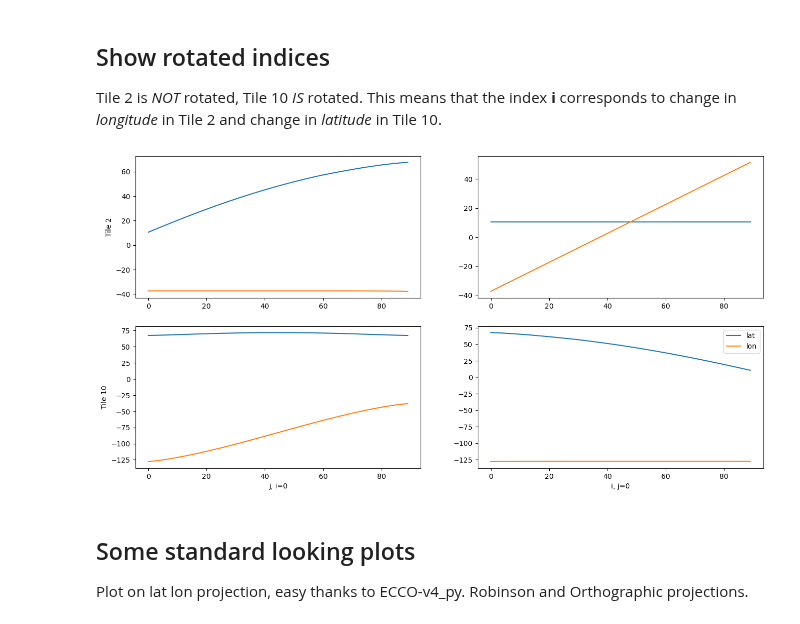
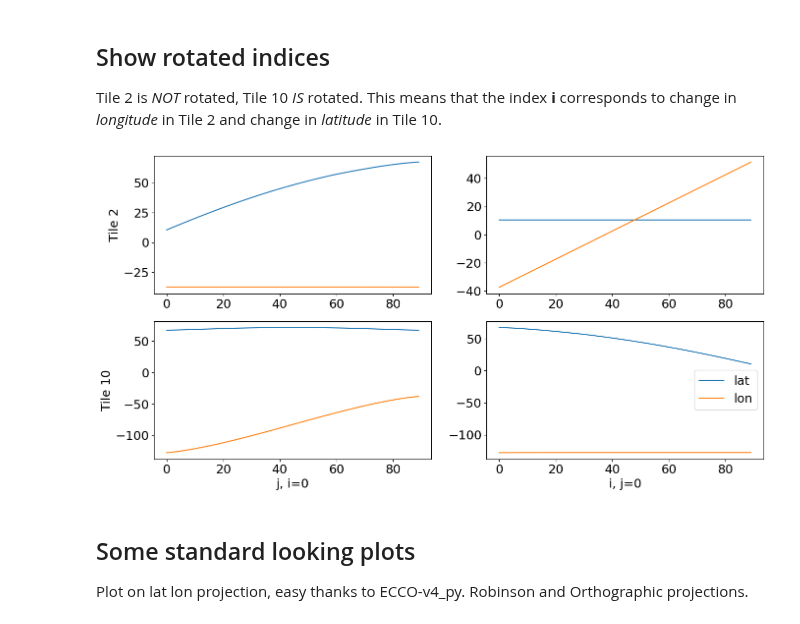
Before and after one commit to IvanaEscobar/sandbox, a Jupyter notebook: sandbox/bin/notebooks/eccov4r4_plots_TUTORIAL.ipynb, the cells around one changed output. Drawn from its saved outputs; the diff is of its cells as text; code cells hidden in the pictures.

```diff
--- a/sandbox/bin/notebooks/eccov4r4_plots_TUTORIAL.ipynb
+++ b/sandbox/bin/notebooks/eccov4r4_plots_TUTORIAL.ipynb
@@ -44,0 +25,3 @@ Coordinates:
+# %%
+%%time
+ds = xr.open_mfdataset(dataDir+'/nctiles_daily/THETA/2004/*/*.nc')
@@ -45,4 +112,4 @@ Coordinates:
 # %% [markdown]
 Load GRID file
 # %%
-dgrid = xr.open_dataset(f'{dataDir}/nctiles_grid/ECCO-GRID.nc')
+dgrid = xr.open_dataset(dataDir+'/nctiles_grid/ECCO-GRID.nc')
@@ -67,5 +116,5 @@ Attributes:
 # %%
 dgrid.load()
-ds = ds.merge(dgrid)
-ds
+dsm = dsm.merge(dgrid)
+dsm
 # %% [output]
@@ -124,32 +227,38 @@ Attributes: (0)
 ## Show rotated indices
 
 Tile 2 is *NOT* rotated, Tile 10 *IS* rotated. This means that the index **i** corresponds to change in *longitude* in Tile 2 and change in *latitude* in Tile 10.
+# %%
+def plot_GRIDC(ds, subplot, tile, i=999, j=999):
+    plt.subplot(subplot)
+
+    if i<999 and j==999:
+        plt.plot( ds.YC.sel(tile=tile, i=i), label='lat')
+        plt.plot( ds.XC.sel(tile=tile, i=i), label='lon' )
+    elif j<999 and i==999:
+        plt.plot( ds.YC.sel(tile=tile, j=j), label='lat')
+        plt.plot( ds.XC.sel(tile=tile, j=j), label='lon' )
+
+    return None
 # %%
+plt.rcParams.update({'figure.figsize':(15,7),'font.size':18})
 plt.figure(figsize=(16,8))
-plt.subplot(221)
-plt.plot( ds.YC.sel(tile=2, i=0), label='lat')
-plt.plot( ds.XC.sel(tile=2, i=0), label='lon' )
+
+plot_GRIDC(dsm, 221, 2, i=0)
 plt.ylabel('Tile 2')
 
-plt.subplot(223)
-plt.plot( ds.YC.sel(tile=10, i=0), label='lat')
-plt.plot( ds.XC.sel(tile=10, i=0), label='lon' )
+plot_GRIDC(dsm, 223, 10, i=0)
 plt.xlabel('j, i=0')
 plt.ylabel('Tile 10')
 
-plt.subplot(222)
-plt.plot( ds.YC.sel(tile=2, j=0), label='lat')
-plt.plot( ds.XC.sel(tile=2, j=0), label='lon' )
+plot_GRIDC(dsm, 222, 2, j=0)
 
-plt.subplot(224)
-plt.plot( ds.YC.sel(tile=10, j=0), label='lat')
-plt.plot( ds.XC.sel(tile=10, j=0), label='lon' )
-
+plot_GRIDC(dsm, 224, 10, j=0)
 plt.xlabel('i, j=0')
 plt.legend()
+
 plt.show()
 # %% [output]
-[figure, old version]
+[figure, new version]
 # %% [markdown]
 ## Some standard looking plots
 
```
Also changed, not shown: parts of 30 cells of this notebook, 1 other file.
